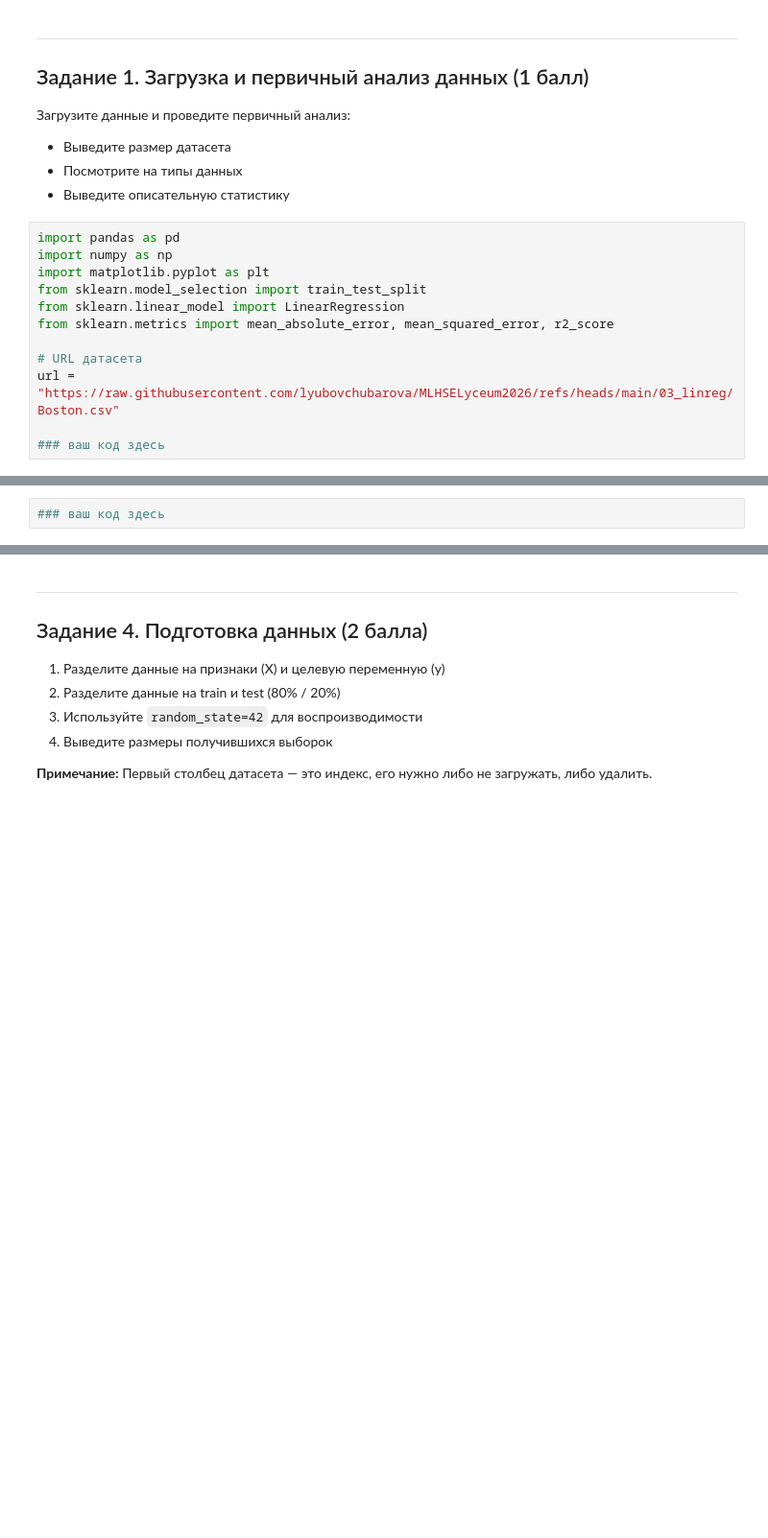
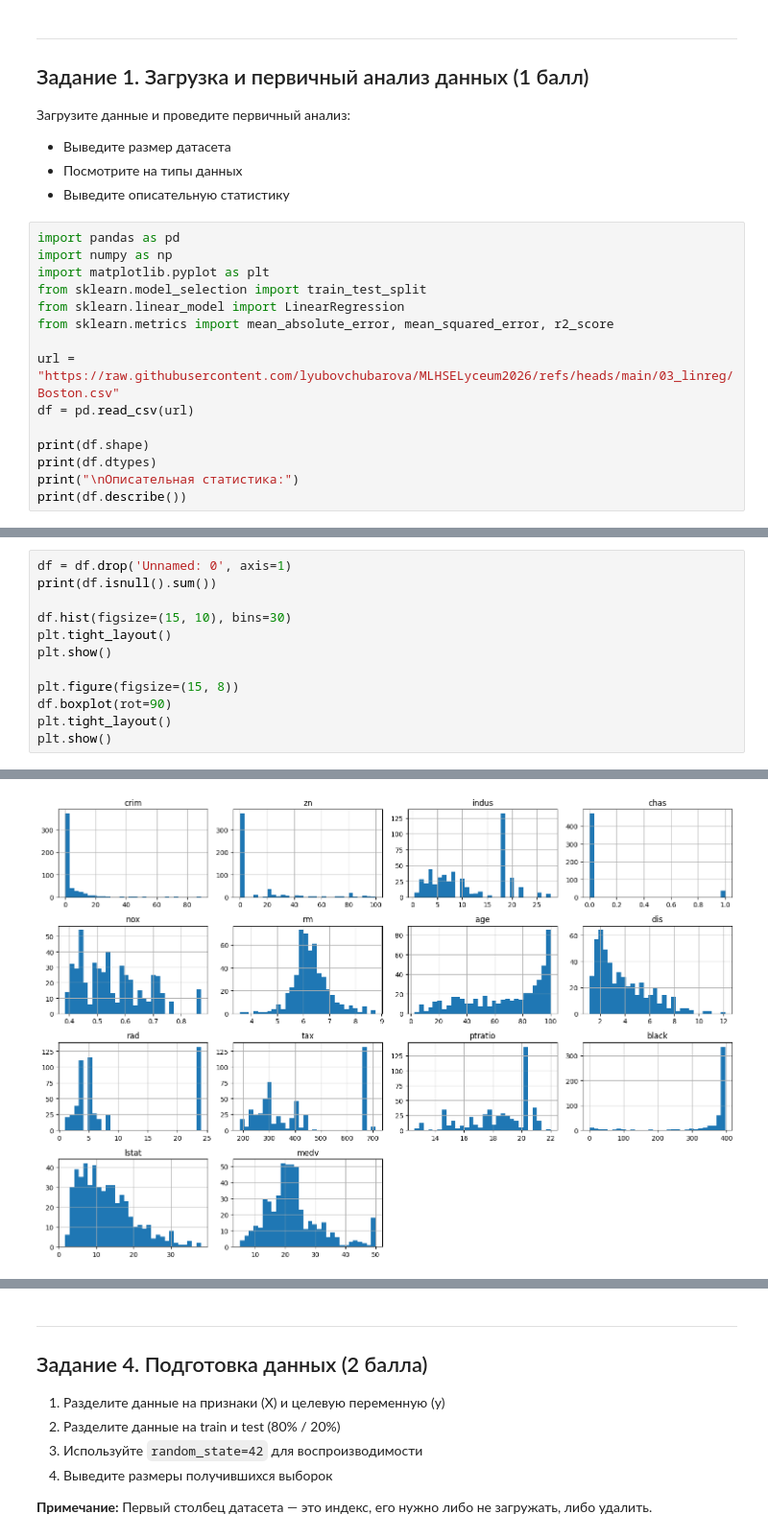
Before and after one commit to Dara0510/BorisovaDaria, a Jupyter notebook: Д32.ipynb, the cells around one changed output, grey strips where cells are left out. Shown at 96% size. Saved outputs shown, nothing was run; the diff lists cells and outputs as text; blank space fills up the shorter version.

```diff
--- a/Д32.ipynb
+++ b/Д32.ipynb
@@ -60,7 +60,10 @@ from sklearn.model_selection import train_test_split
 from sklearn.linear_model import LinearRegression
 from sklearn.metrics import mean_absolute_error, mean_squared_error, r2_score
 
-# URL датасета
 url = "https://raw.githubusercontent.com/lyubovchubarova/MLHSELyceum2026/refs/heads/main/03_linreg/Boston.csv"
+df = pd.read_csv(url)
 
-### ваш код здесь
+print(df.shape)
+print(df.dtypes)
+print("\nОписательная статистика:")
+print(df.describe())
@@ -74,2 +94,13 @@ url = "https://raw.githubusercontent.com/lyubovchubarova/MLHSELyceum2026/refs/he
-# %%
-### ваш код здесь
+# %%
+df = df.drop('Unnamed: 0', axis=1)
+print(df.isnull().sum())
+
+df.hist(figsize=(15, 10), bins=30)
+plt.tight_layout()
+plt.show()
+
+plt.figure(figsize=(15, 8))
+df.boxplot(rot=90)
+plt.tight_layout()
+plt.show()
+# %% [output]
@@ -75,0 +122 @@ url = "https://raw.githubusercontent.com/lyubovchubarova/MLHSELyceum2026/refs/he
+[figure, added]
```
Also changed, not shown: parts of 19 cells of this notebook.
